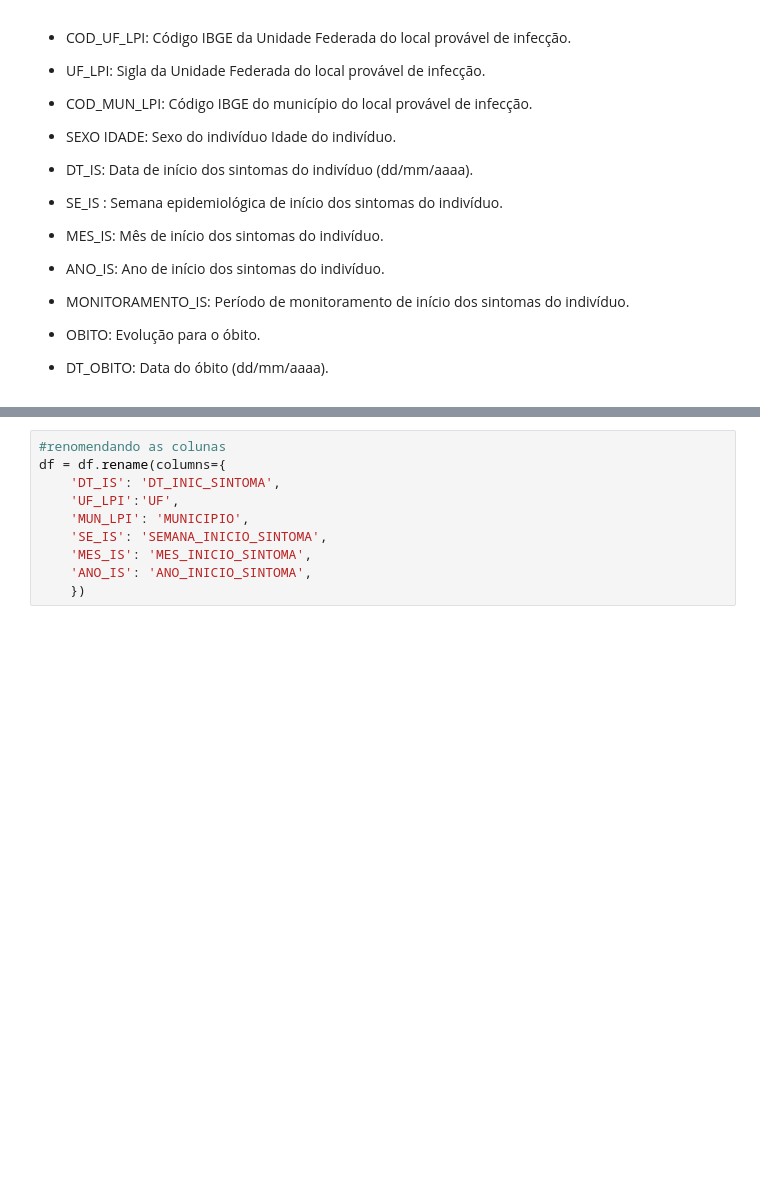
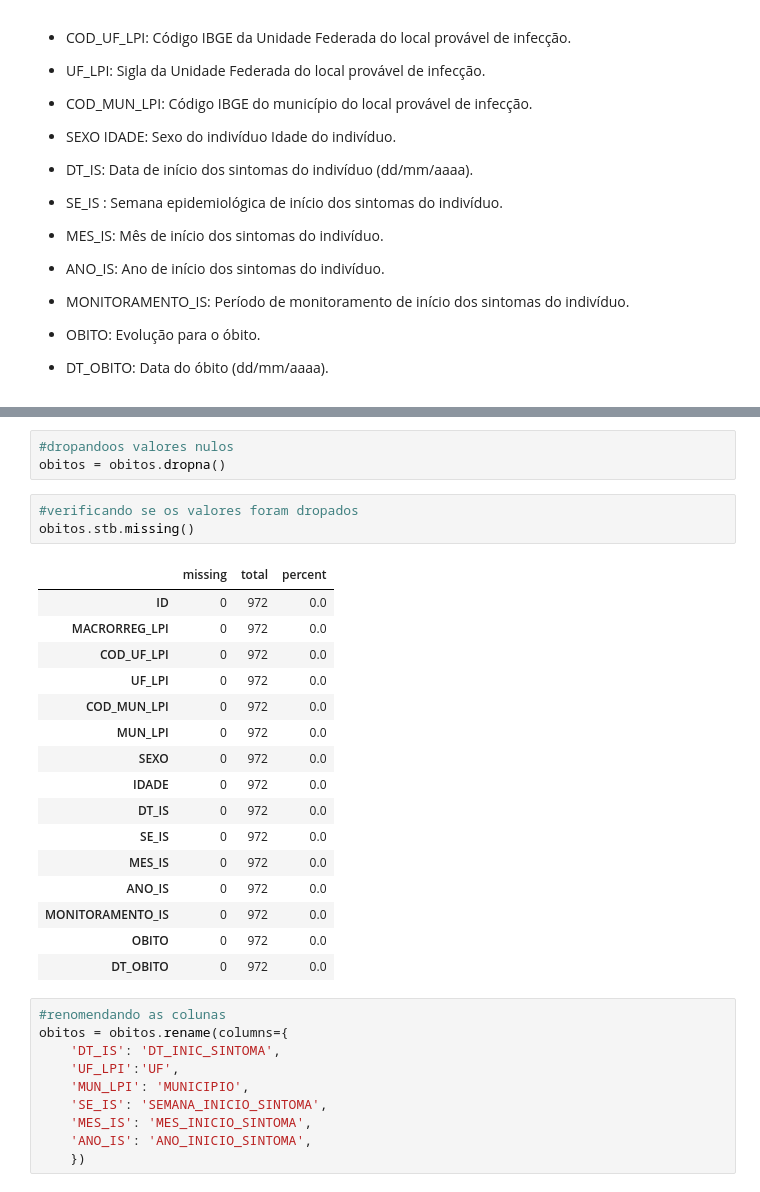
Before and after one commit to Jeanbernardo20/analise-Febre-Amarela, a Jupyter notebook: projeto/projeto.ipynb, the cells around one changed output, grey strips where cells are left out. Cells and saved outputs as stored; diff of their text form; blank space fills up the shorter version.

```diff
--- a/projeto/projeto.ipynb
+++ b/projeto/projeto.ipynb
@@ -67,6 +113,29 @@ df.head()
+# %%
+#dropandoos valores nulos
+obitos = obitos.dropna()
+# %%
+#verificando se os valores foram dropados
+obitos.stb.missing()
+# %% [output]
+|  | missing | total | percent |
+| ID | 0 | 972 | 0.0 |
+| MACRORREG_LPI | 0 | 972 | 0.0 |
+| COD_UF_LPI | 0 | 972 | 0.0 |
+| UF_LPI | 0 | 972 | 0.0 |
+| COD_MUN_LPI | 0 | 972 | 0.0 |
+| MUN_LPI | 0 | 972 | 0.0 |
+| SEXO | 0 | 972 | 0.0 |
+| IDADE | 0 | 972 | 0.0 |
+| DT_IS | 0 | 972 | 0.0 |
+| SE_IS | 0 | 972 | 0.0 |
+| MES_IS | 0 | 972 | 0.0 |
+| ANO_IS | 0 | 972 | 0.0 |
+| MONITORAMENTO_IS | 0 | 972 | 0.0 |
+| OBITO | 0 | 972 | 0.0 |
+| DT_OBITO | 0 | 972 | 0.0 |
 # %%
 #renomendando as colunas
-df = df.rename(columns={
+obitos = obitos.rename(columns={
     'DT_IS': 'DT_INIC_SINTOMA',
     'UF_LPI':'UF',
     'MUN_LPI': 'MUNICIPIO',
```
Also changed, not shown: parts of 38 cells of this notebook.
